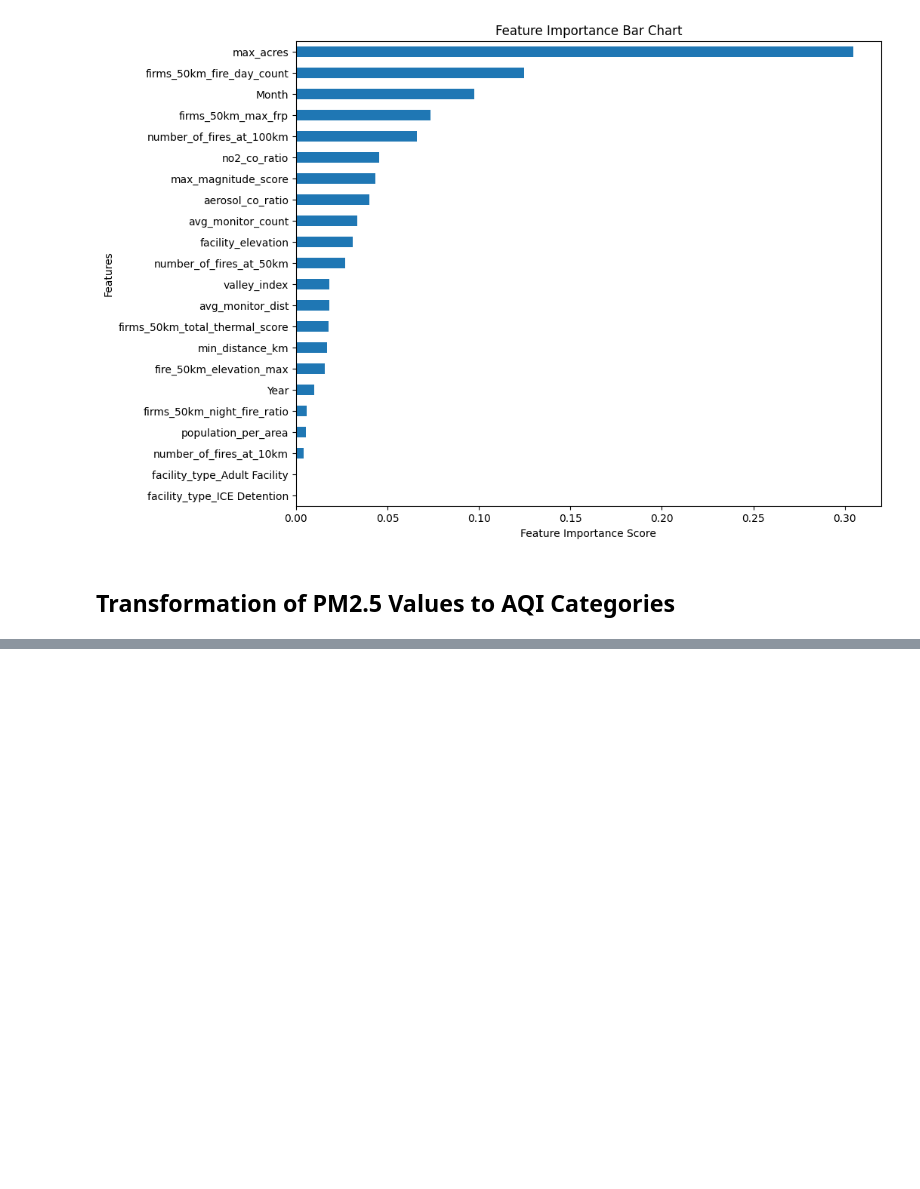
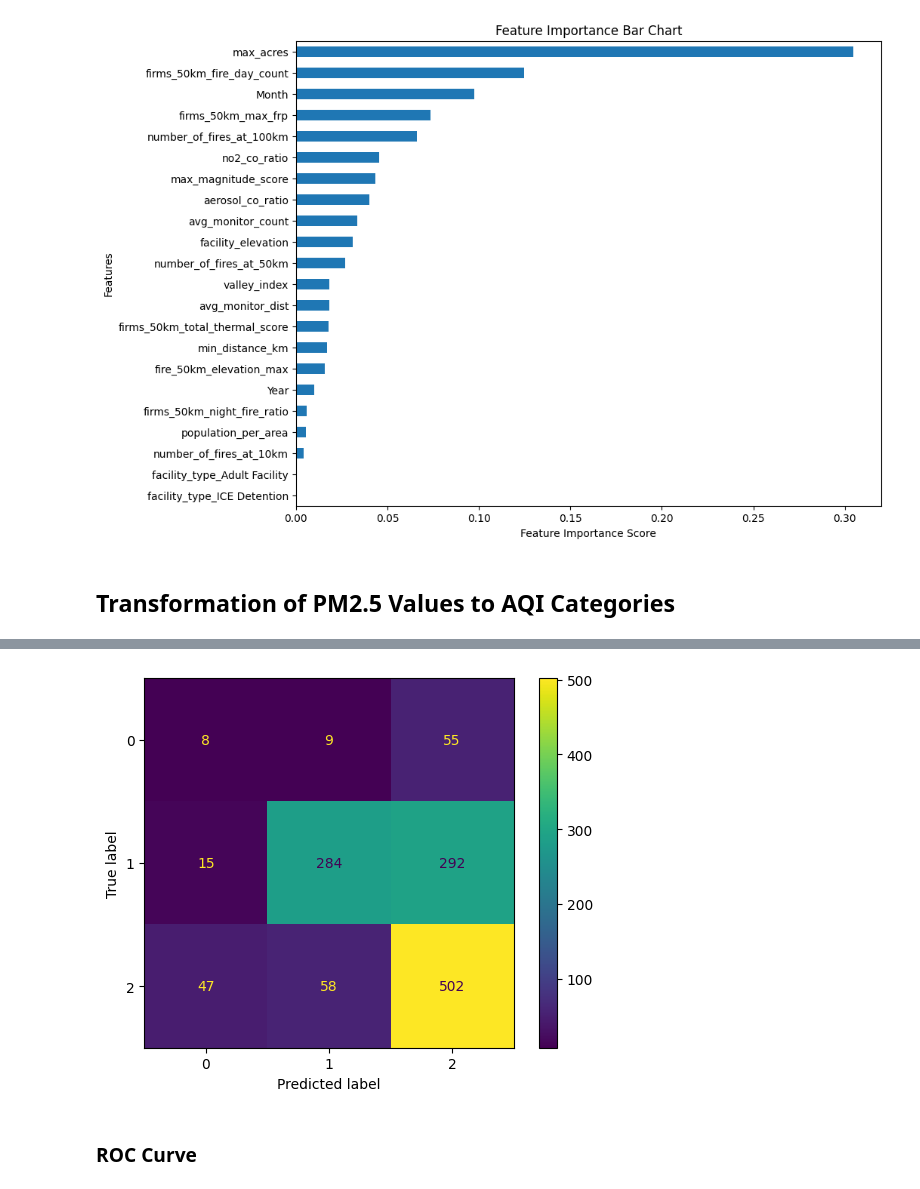
Before and after one commit to allisonsibrian/ca-wildfire-pollution-prison-project, a Jupyter notebook: finalizing_modeling.ipynb, the cells around one changed output, grey strips where cells are left out. Cells and saved outputs as stored; diff of their text form; code cells hidden in the pictures; blank space fills up the shorter version.

```diff
--- a/finalizing_modeling.ipynb
+++ b/finalizing_modeling.ipynb
@@ -164,0 +185,9 @@ def pm_to_AQI(pm_conc):
+# %%
+# 3 Risk Category: Low - Mid - High
+def pm_to_risk(value):
+    if 0.0 <= value <= 12.0:
+        return 'Low Risk'
+    elif 12.1 <= value <= 35.4:
+        return 'Moderate Risk'
+    else:
+        return 'High Risk'
@@ -164,0 +210,8 @@ def pm_to_AQI(pm_conc):
+# %%
+# Confusion Matrix on 3 Risk Category
+cm_risk = confusion_matrix(y_test_risk, y_predicted_risk)
+cm_display_risk = ConfusionMatrixDisplay(cm_risk).plot()
+# %% [output]
+[figure, added]
+# %% [markdown]
+### ROC Curve
```
Also changed, not shown: parts of 10 cells of this notebook.
